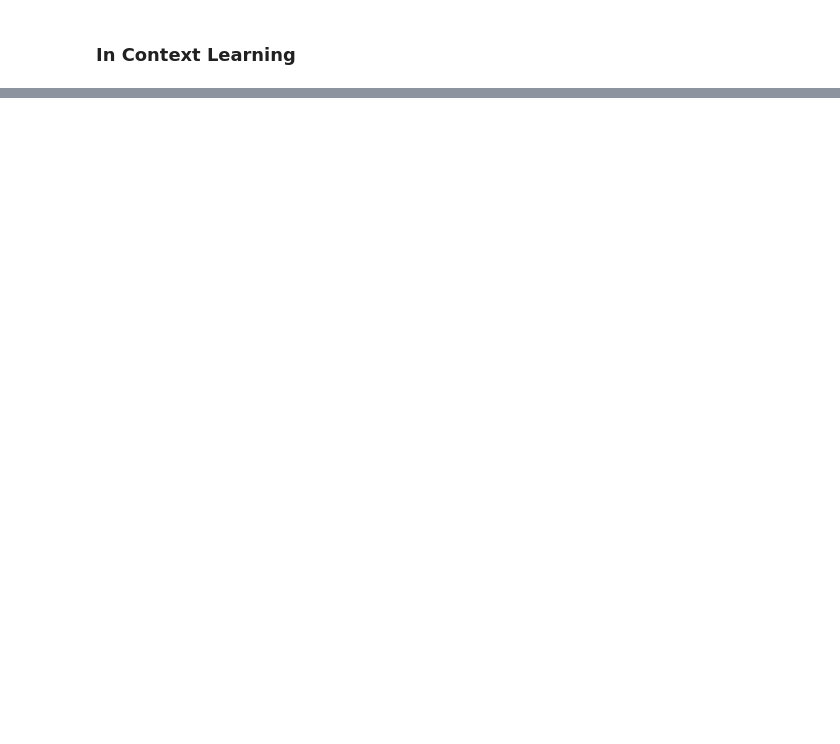
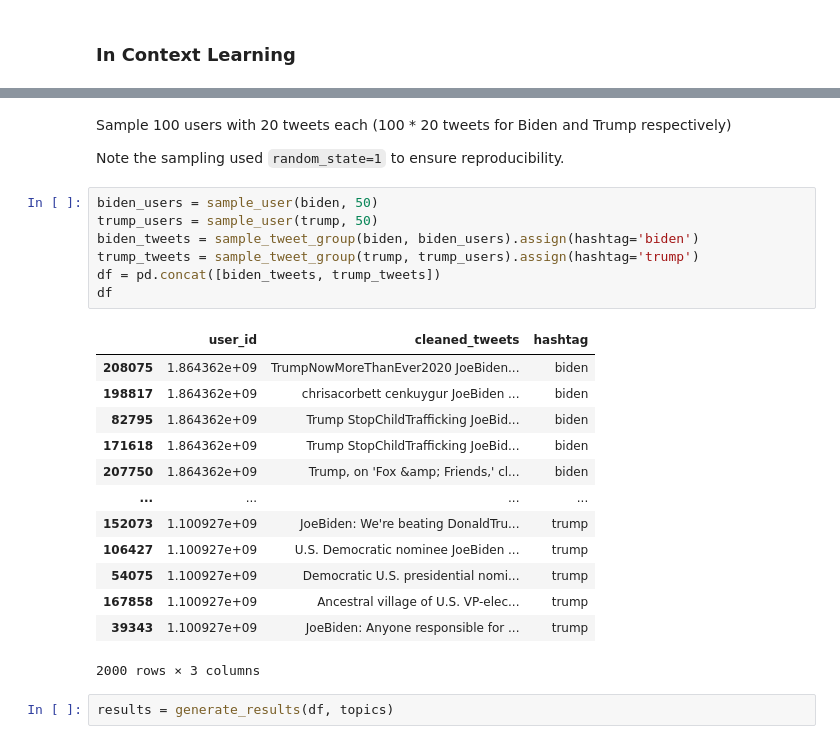
Before and after one commit to HaoyuFu2/DSC180_discussion, a Jupyter notebook: demo.ipynb, the cells around one changed output, grey strips where cells are left out. Saved outputs shown, nothing was run; the diff lists cells and outputs as text; blank space fills up the shorter version.

```diff
--- a/demo.ipynb
+++ b/demo.ipynb
@@ -155,0 +172,27 @@ Name: candidate, dtype: int64
+# %% [markdown]
+Sample 100 users with 20 tweets each (100 * 20 tweets for Biden and Trump respectively)
+
+Note the sampling used `random_state=1` to ensure reproducibility.
+# %%
+biden_users = sample_user(biden, 50)
+trump_users = sample_user(trump, 50)
+biden_tweets = sample_tweet_group(biden, biden_users).assign(hashtag='biden')
+trump_tweets = sample_tweet_group(trump, trump_users).assign(hashtag='trump')
+df = pd.concat([biden_tweets, trump_tweets])
+df
+# %% [output]
+|  | user_id | cleaned_tweets | hashtag |
+| 208075 | 1.864362e+09 | TrumpNowMoreThanEver2020 JoeBiden... | biden |
+| 198817 | 1.864362e+09 | chrisacorbett cenkuygur JoeBiden ... | biden |
+| 82795 | 1.864362e+09 | Trump StopChildTrafficking JoeBid... | biden |
+| 171618 | 1.864362e+09 | Trump StopChildTrafficking JoeBid... | biden |
+| 207750 | 1.864362e+09 | Trump, on 'Fox &amp; Friends,' cl... | biden |
+| ... | ... | ... | ... |
+| 152073 | 1.100927e+09 | JoeBiden: We're beating DonaldTru... | trump |
+| 106427 | 1.100927e+09 | U.S. Democratic nominee JoeBiden ... | trump |
+| 54075 | 1.100927e+09 | Democratic U.S. presidential nomi... | trump |
+| 167858 | 1.100927e+09 | Ancestral village of U.S. VP-elec... | trump |
+| 39343 | 1.100927e+09 | JoeBiden: Anyone responsible for ... | trump |
+2000 rows × 3 columns
+# %%
+results = generate_results(df, topics)
```
Also changed, not shown: parts of 25 cells of this notebook, 1 other file.
